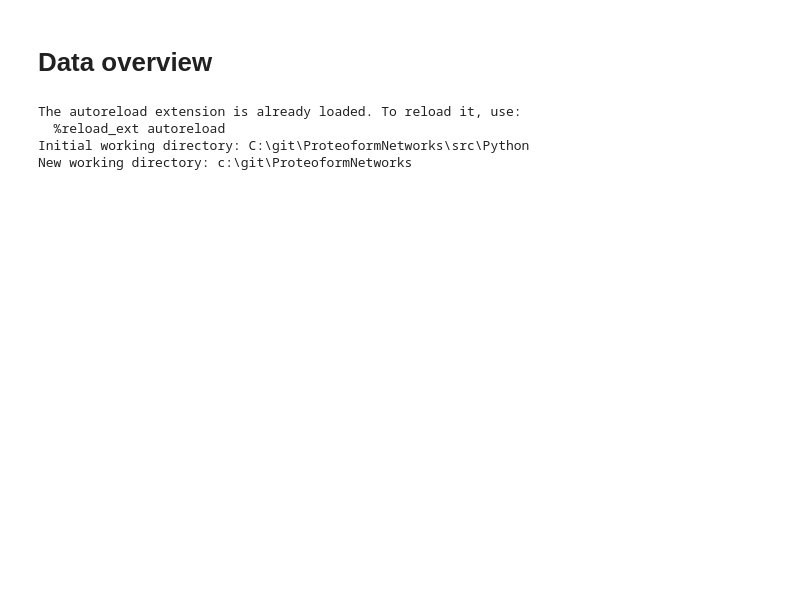
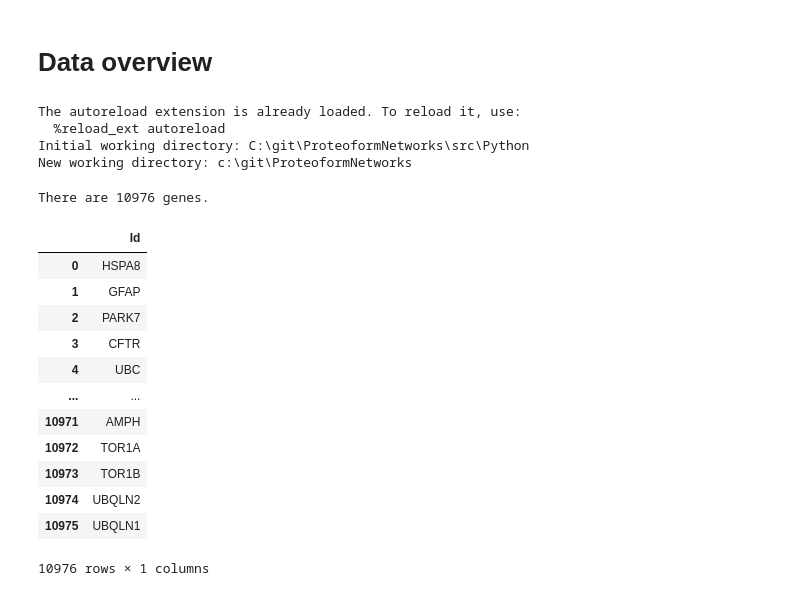
Before and after one commit to PathwayAnalysisPlatform/ProteoformNetworks, a Jupyter notebook: src/Python/0_1_data_overview.ipynb, the cells around one changed output. Saved outputs shown, nothing was run; the diff lists cells and outputs as text; code cells hidden in the pictures; blank space fills up the shorter version.

```diff
--- a/src/Python/0_1_data_overview.ipynb
+++ b/src/Python/0_1_data_overview.ipynb
@@ -22,3 +22,26 @@ The autoreload extension is already loaded. To reload it, use:
   %reload_ext autoreload
 Initial working directory: C:\git\ProteoformNetworks\src\Python
 New working directory: c:\git\ProteoformNetworks
+# %%
+# Calculate number of human GENES we can get from Reactome. Genes that participate in a Reaction and a Pathway.
+genes = get_query_result(QUERY_GET_ALL_GENES)
+print(f"There are {len(genes)} genes.")
+if not os.path.exists(DATA_REACTOME_PATH):
+    os.makedirs(DATA_REACTOME_PATH)
+genes["Id"].to_csv(DATA_REACTOME_PATH + "genes.csv", index=False, header=False)
+genes
+# %% [output]
+There are 10976 genes.
+|  | Id |
+| 0 | HSPA8 |
+| 1 | GFAP |
+| 2 | PARK7 |
+| 3 | CFTR |
+| 4 | UBC |
+| ... | ... |
+| 10971 | AMPH |
+| 10972 | TOR1A |
+| 10973 | TOR1B |
+| 10974 | UBQLN2 |
+| 10975 | UBQLN1 |
+10976 rows × 1 columns
```
Also changed, not shown: parts of 7 cells of this notebook, 11 other files.
